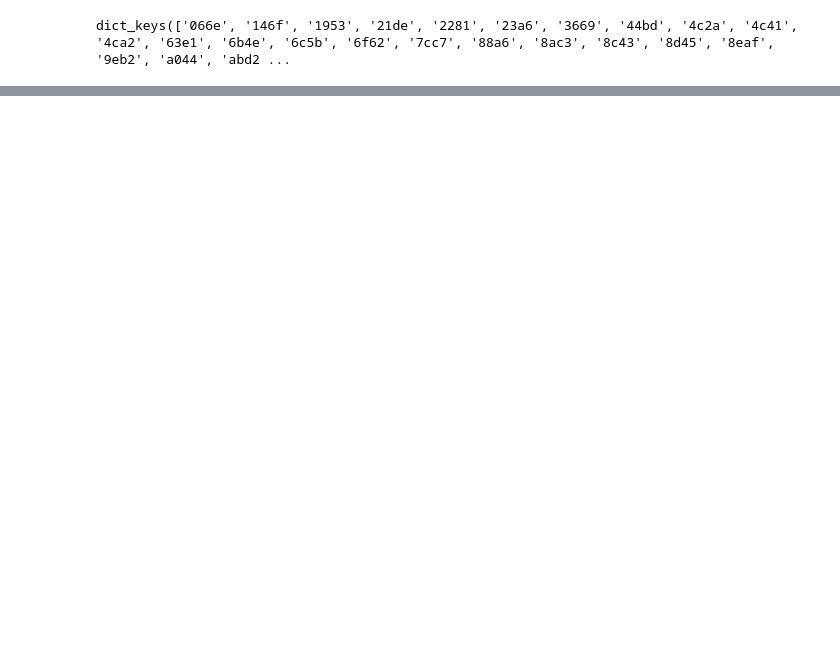
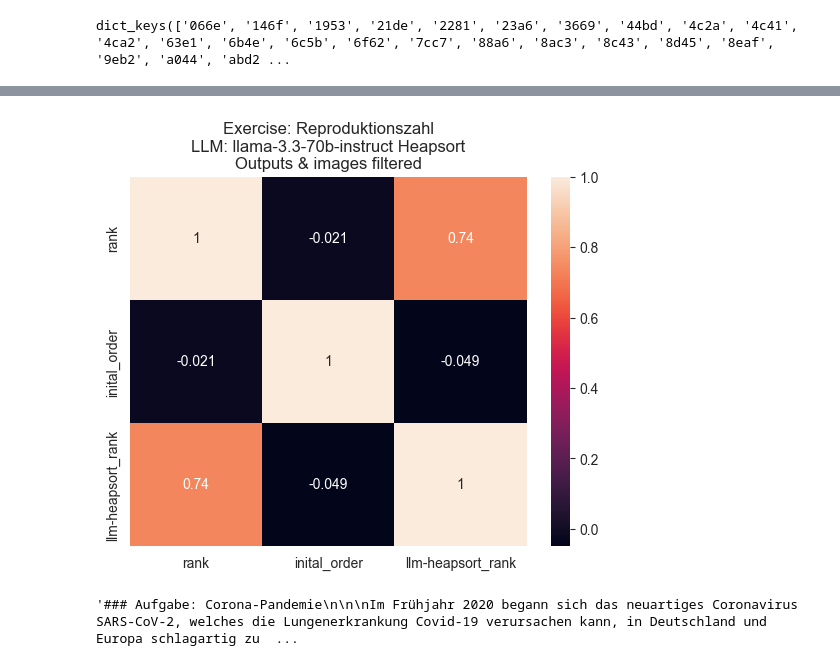
Before and after one commit to cortex359/matse-aachen.seminararbeit, a Jupyter notebook: parse.ipynb, the cells around one changed output, grey strips where cells are left out. Drawn from its saved outputs; the diff is of its cells as text; code cells hidden in the pictures; blank space fills up the shorter version.

```diff
--- a/parse.ipynb
+++ b/parse.ipynb
@@ -174,0 +221,28 @@ cp_data_sorted
+# %%
+from copy import deepcopy
+
+def filter_output_cells(data_array):
+    """Removes the output of code cells."""
+    data = deepcopy(data_array)
+    for k, v in data.items():
+        for i, cell in enumerate(v['cells']):
+            if cell['cell_type'] == 'code' and 'outputs' in cell:
+                #print(cell['outputs'])
+                data[k]['cells'][i]['outputs'] = []
+    return data
+
+
+rp_data_filtered = filter_output_cells(rp_data)
+# %%
+%autoreload 2
+from llm import send_prompt, sort_function
+
+def sort_f2(d1, d2):
+    systemprompt = """You are given two Jupyter notebooks (Notebook A and Notebook B), each containing exercises and solutions. Determine which notebook contains the better solutions. A good solution should be correct, accurate and complete. Which notebook is the better one? Output ONLY "Notebook A" or "Notebook B"."""
+
+    return sort_function(d1, d2, rp_data_filtered, systemprompt)
+# %%
+initial_ordering = list(rp_data_filtered.keys())
+random.shuffle(initial_ordering)
+
+rp_data_filtered_sorted = heapsort(initial_ordering, sort_f2)
@@ -174,0 +267,25 @@ cp_data_sorted
+# %%
+df = reproduktionszahl_points.loc[:, ['id', 'rank']]
+
+df['inital_order'] = df['id'].map(lambda x: check_idxs.index(x))
+df['llm-heapsort_rank'] = df['id'].map(lambda x: rp_data_filtered_sorted[::-1].index(x))
+df.set_index('id', inplace=True)
+
+plt.title("Exercise: Reproduktionszahl\nLLM: llama-3.3-70b-instruct Heapsort\nOutputs & images filtered")
+sns.heatmap(df.corr(method='kendall'), annot=True)
+plt.show()
+# %% [output]
+[figure, added]
+# %%
+# convert jupyter notebook to markdown
+import nbformat
+from nbconvert import MarkdownExporter
+
+def nb_to_md(nb):
+    exporter = MarkdownExporter()
+    markdown, _ = exporter.from_notebook_node(nbformat.from_dict(nb))
+    return markdown
+
+nb_to_md(nbformat.read('data/shared-dataset/corona_pandemie/corona_pandemie_4c41.ipynb', as_version=4))
+# %% [output]
+'### Aufgabe: Corona-Pandemie\n\n\nIm Frühjahr 2020 begann sich das neuartiges Coronavirus SARS-CoV-2, welches die Lungenerkrankung Covid-19 verursachen kann, in Deutschland und Europa schlagartig zu  ...
```
Also changed, not shown: parts of 13 cells of this notebook, 7 other files.
